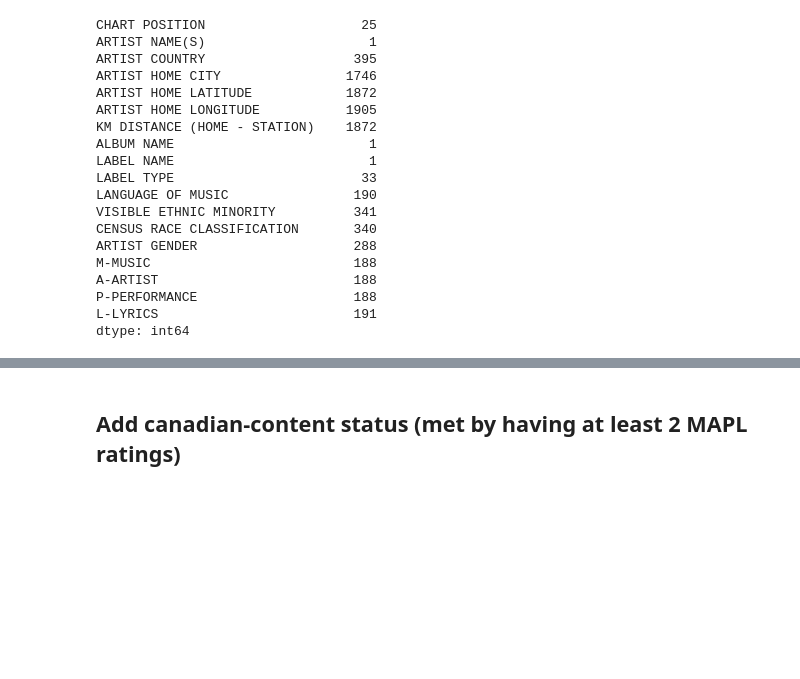
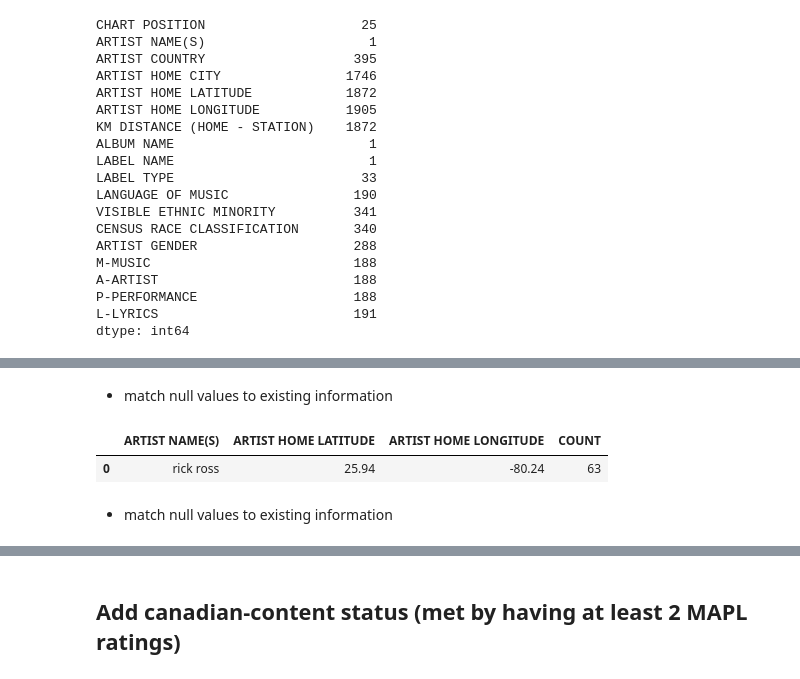
Before and after one commit to OwenBrush/canadian-hip-hop-radio-analysis, a Jupyter notebook: data_cleaning.ipynb, the cells around one changed output, grey strips where cells are left out. Drawn from its saved outputs; the diff is of its cells as text; code cells hidden in the pictures; blank space fills up the shorter version.

```diff
--- a/data_cleaning.ipynb
+++ b/data_cleaning.ipynb
@@ -10,5 +10,3 @@ df.head(1)
 |  | WEEK OF | STATION | STATION CITY | STATION PROVINCE | STATION LATITUDE | STATION LONGITUDE | CHART POSITION | ... |
 | 0 | 2006-01-10 00:00:00 | CJSR | Edmonton | AB | 53.55 | -113.5 | 4 | ... |
 1 rows × 25 columns
-# %%
-df.rename(columns={'ARTIST HOME  LONGITUDE': 'ARTIST HOME LONGITUDE'}, inplace=True)
@@ -39,0 +13,2 @@ dtype: int64
+# %%
+df.drop('Unnamed: 24', axis=1, inplace=True)
@@ -39,0 +50,11 @@ dtype: int64
+# %%
+def display_unique_locations(artist:str) -> pd.DataFrame:
+    location_table = df[df['ARTIST NAME(S)'] == artist][['ARTIST NAME(S)','ARTIST HOME LATITUDE', 'ARTIST HOME LONGITUDE']]
+    location_table['COUNT'] = ''
+    grouped_locations = location_table.groupby(['ARTIST NAME(S)','ARTIST HOME LATITUDE','ARTIST HOME LONGITUDE']).count().reset_index()
+    return grouped_locations
+# %%
+def replace_artist_location(artist:str, location:list) ->pd.DataFrame:
+    filter = df['ARTIST NAME(S)'] == artist
+    df.loc[filter, ['ARTIST HOME LATITUDE','ARTIST HOME LONGITUDE']] = location
+    return display_unique_locations(artist)
@@ -297,0 +245,21 @@ dtype: int64
+# %% [markdown]
+- match null values to existing information
+# %%
+replace_artist_location('birdman',                      [29.95, -90.07])
+replace_artist_location('rhymekeepers',                 [43.66, -79.42])
+replace_artist_location('john smith',                   [49.88, -97.16])
+replace_artist_location('m.i.a.',                       [51.50, -0.117])
+replace_artist_location('the dirty sample',             [49.25, -123.13])
+replace_artist_location('j57',                          [40.71, -74])
+replace_artist_location('justin bieber',                [43.03, -80.98])
+replace_artist_location('roots manuva meets wrongtom',  [51.50, -0.117])
+replace_artist_location('alias and tarsier',            [43.66, -70.25])
+replace_artist_location('d-sisive',                     [43.66, -79.42])
+replace_artist_location('ghostface killah',             [40.71, -74])
+replace_artist_location('bobby digital (rza)',          [40.65, -73.95])
+replace_artist_location('rick ross',                    [25.94, -80.24])
+# %% [output]
+|  | ARTIST NAME(S) | ARTIST HOME LATITUDE | ARTIST HOME LONGITUDE | COUNT |
+| 0 | rick ross | 25.94 | -80.24 | 63 |
+# %% [markdown]
+- match null values to existing information
```
Also changed, not shown: parts of 111 cells of this notebook, 4 other files.
